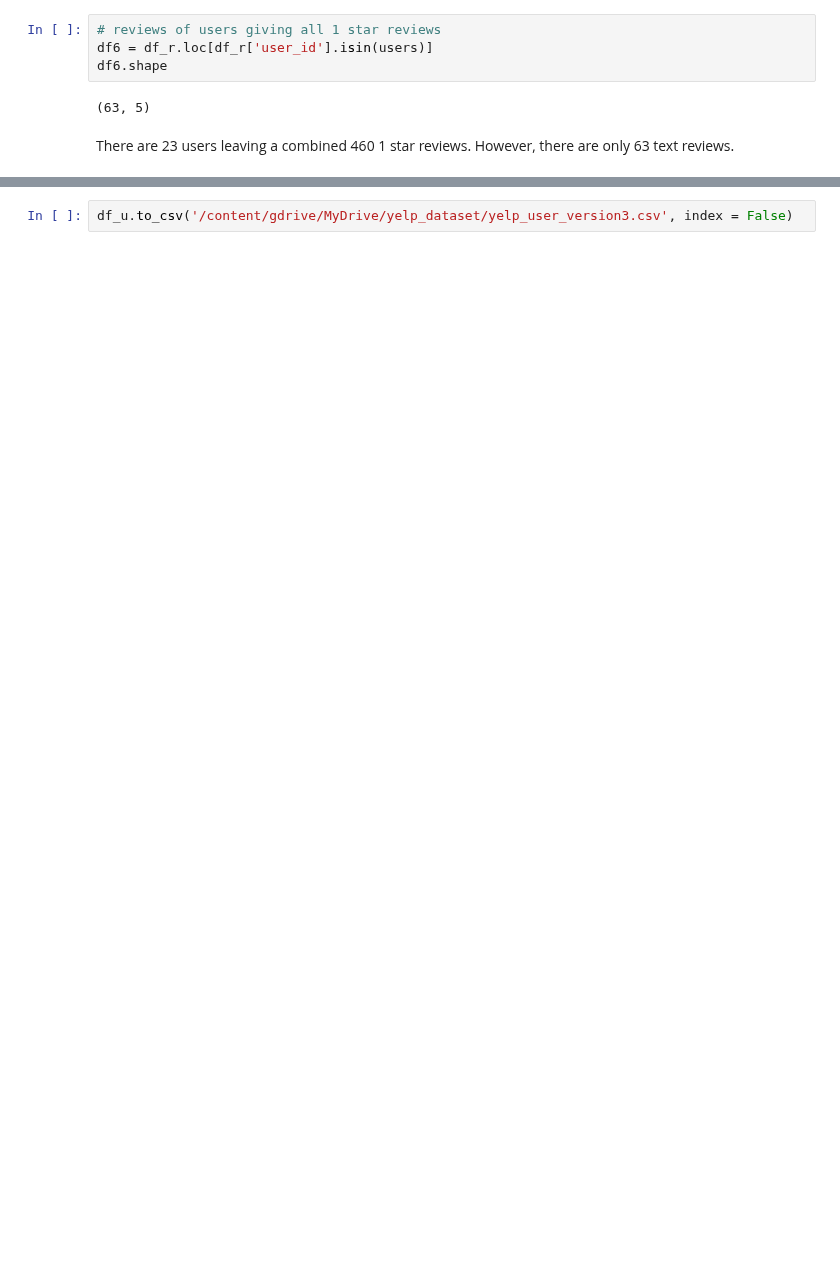
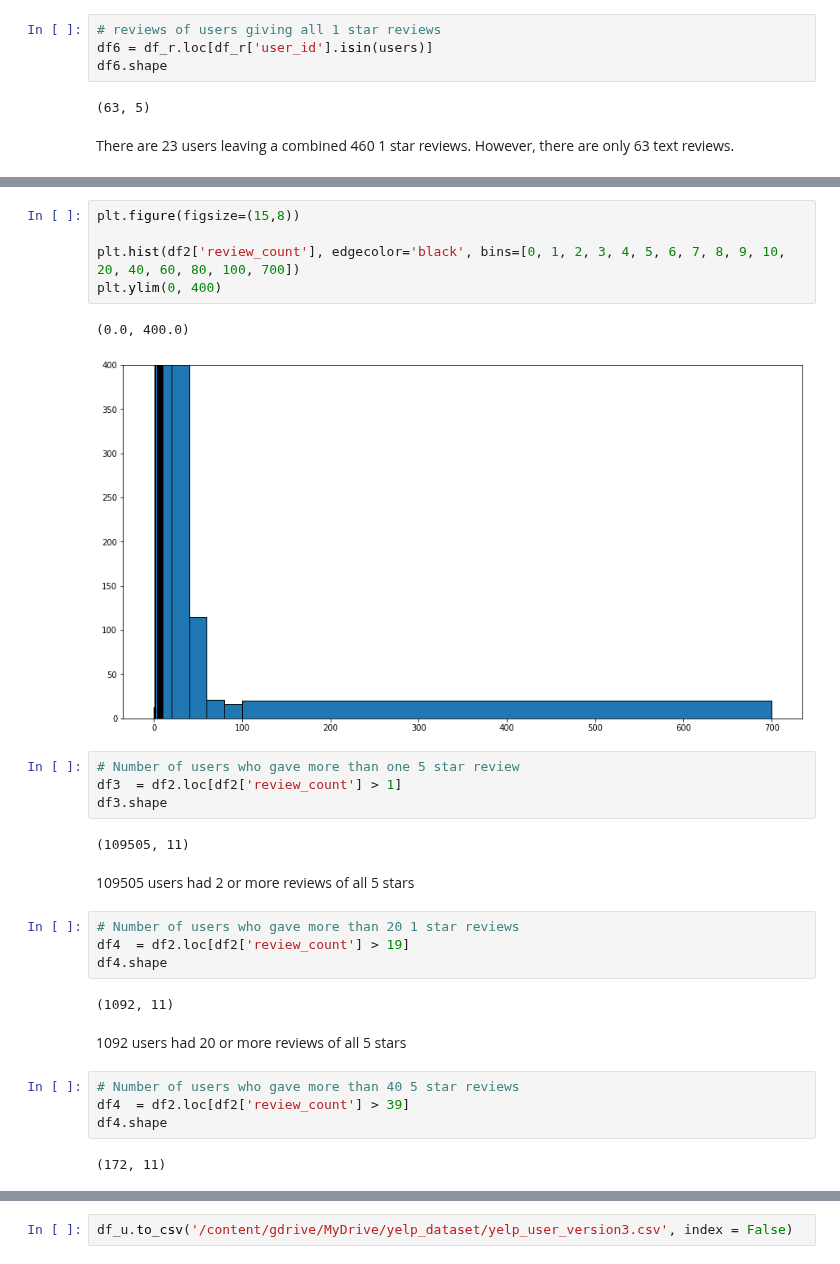
Before and after one commit to EAName/yelp-reviews, a Jupyter notebook: Create_User_and_Review_CSV_Version_3.ipynb, the cells around one changed output, grey strips where cells are left out. Cells and saved outputs as stored; diff of their text form; blank space fills up the shorter version.

```diff
--- a/Create_User_and_Review_CSV_Version_3.ipynb
+++ b/Create_User_and_Review_CSV_Version_3.ipynb
@@ -179,0 +186,30 @@ df6
+# %%
+plt.figure(figsize=(15,8))
+
+plt.hist(df2['review_count'], edgecolor='black', bins=[0, 1, 2, 3, 4, 5, 6, 7, 8, 9, 10, 20, 40, 60, 80, 100, 700])
+plt.ylim(0, 400)
+# %% [output]
+(0.0, 400.0)
+[figure, added]
+# %%
+# Number of users who gave more than one 5 star review
+df3  = df2.loc[df2['review_count'] > 1]
+df3.shape
+# %% [output]
+(109505, 11)
+# %% [markdown]
+109505 users had 2 or more reviews of all 5 stars
+# %%
+# Number of users who gave more than 20 1 star reviews
+df4  = df2.loc[df2['review_count'] > 19]
+df4.shape
+# %% [output]
+(1092, 11)
+# %% [markdown]
+1092 users had 20 or more reviews of all 5 stars
+# %%
+# Number of users who gave more than 40 5 star reviews
+df4  = df2.loc[df2['review_count'] > 39]
+df4.shape
+# %% [output]
+(172, 11)
```
Also changed, not shown: parts of 31 cells of this notebook.
